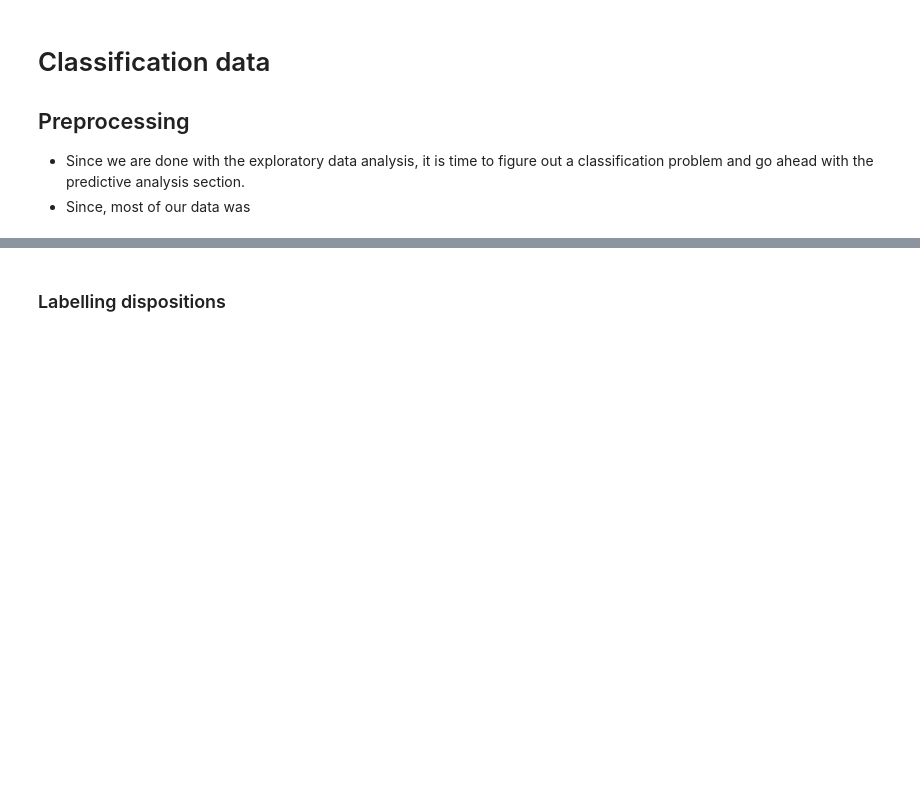
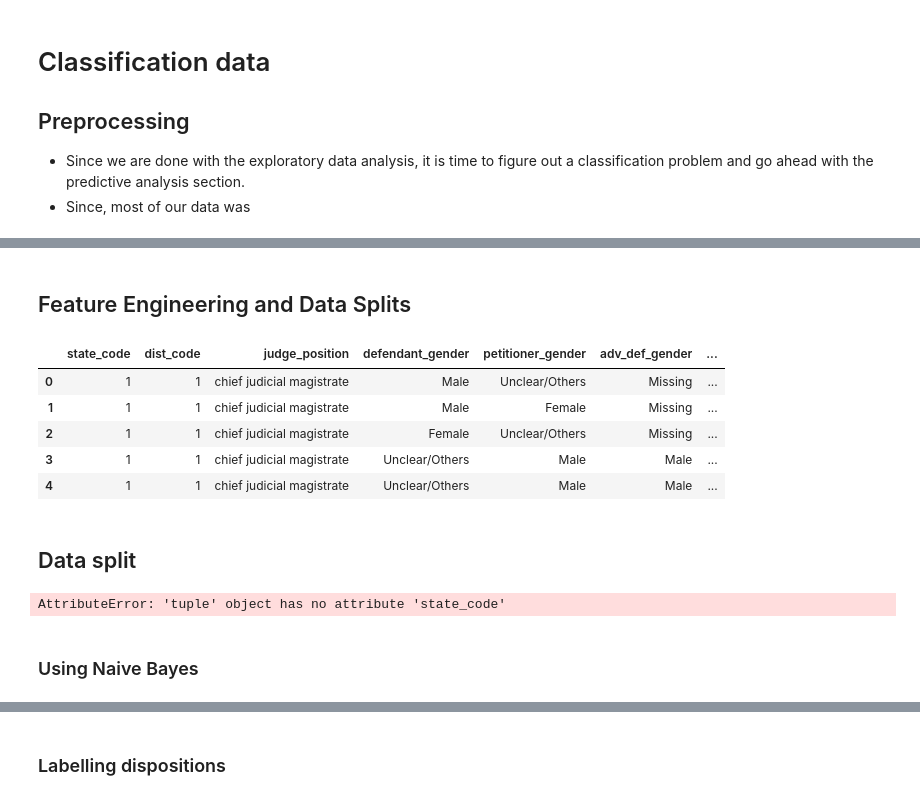
Before and after one commit to ujjwal-shekhar/Indian-Judicial-System-PreCog, a Jupyter notebook: data-visualizer-precog.ipynb, the cells around one changed output, grey strips where cells are left out. Drawn from its saved outputs; the diff is of its cells as text; code cells hidden in the pictures; blank space fills up the shorter version.

Commit message:
Kaggle Notebook | data-visualizer-precog | Version 20

```diff
--- a/data-visualizer-precog.ipynb
+++ b/data-visualizer-precog.ipynb
@@ -1561,0 +1569,76 @@ df.head(10)
+# %% [markdown]
+## Feature Engineering and Data Splits
+# %%
+def is_dismissed(disp_name : str):
+    if disp_name == "dismissed":
+        return 1
+    else:
+        return 0
+# %%
+def preprocessing_data(year=None, test_mode=False):
+    df = preprocessing_case_csv(year, test_mode=test_mode)
+
+    ### Joining disposition names
+    df_merge = pd.read_csv(os.path.join(KEYS_CSV_FOLDER, "disp_name_key.csv"),
+                          usecols=['year', 'disp_name', 'disp_name_s'])
+    df = df.merge(df_merge, on=['year', 'disp_name'])
+
+    ### Adding column to indicate 1:Dismissed or 0:Not dismissed
+    df['dismission'] = df['disp_name_s'].apply(lambda curr_disp_name : is_dismissed(curr_disp_name))
+
+    ### Remmoving entries with disposition not recorded
+    df = df[~(df['disp_name_s'] == "disposition var missing")]
+
+    ### Removing unnecessary columns
+    df = df.drop(columns=['ddl_case_id', 'year', 'cino', 'disp_name_s', 'court_no'])
+
+    return df
+
+df_test = preprocessing_data(2011, True)
+df_test.head()
+# %% [output]
+|  | state_code | dist_code | judge_position | defendant_gender | petitioner_gender | adv_def_gender | ... |
+| 0 | 1 | 1 | chief judicial magistrate | Male | Unclear/Others | Missing | ... |
+| 1 | 1 | 1 | chief judicial magistrate | Male | Female | Missing | ... |
+| 2 | 1 | 1 | chief judicial magistrate | Female | Unclear/Others | Missing | ... |
+| 3 | 1 | 1 | chief judicial magistrate | Unclear/Others | Male | Male | ... |
+| 4 | 1 | 1 | chief judicial magistrate | Unclear/Others | Male | Male | ... |
+# %% [markdown]
+## Data split
+# %%
+def encode_and_data_split(df):
+    df = df.dropna()
+    ### Encoding other columns
+    le = LabelEncoder()
+    df['state_code'] = le.fit_transform(df['state_code'])
+    df['dist_code'] = le.fit_transform(df['dist_code'])
+    df['judge_position'] = le.fit_transform(df['judge_position'])
+    df['defendant_gender'] = le.fit_transform(df['defendant_gender'])
+    df['petitioner_gender'] = le.fit_transform(df['petitioner_gender'])
+    df['adv_def_gender'] = le.fit_transform(df['adv_def_gender'])
+    df['adv_pet_gender'] = le.fit_transform(df['adv_pet_gender'])
+    df['date_of_filing'] = le.fit_transform(df['date_of_filing'])
+    df['date_of_decision'] = le.fit_transform(df['date_of_decision'])
+    df['date_first_list'] = le.fit_transform(df['date_first_list'])
+    df['date_last_list'] = le.fit_transform(df['date_last_list'])
+    df['date_next_list'] = le.fit_transform(df['date_next_list'])
+
+    ### Splitting with respect to dismissionn
+    missing=df[df['dismission'].isnull()]
+    fill=df[df['dismission'].notnull()]
+
+    y=fill['dismission']
+    x=fill.drop('dismission',axis=1)
+
+    ### Encode the dismission column
+    x=pd.get_dummies(x,drop_first=True)
+
+    x_train,x_test,y_train,y_test=train_test_split(x,y,test_size=0.25,random_state=101)
+
+    return x_train,x_test,y_train,y_test
+
+x_train,x_test,y_train,y_test= encode_and_data_split(df_test)
+# %% [output]
+AttributeError: 'tuple' object has no attribute 'state_code'
+# %% [markdown]
+### Using Naive Bayes
```
Also changed, not shown: parts of 5 cells of this notebook.
